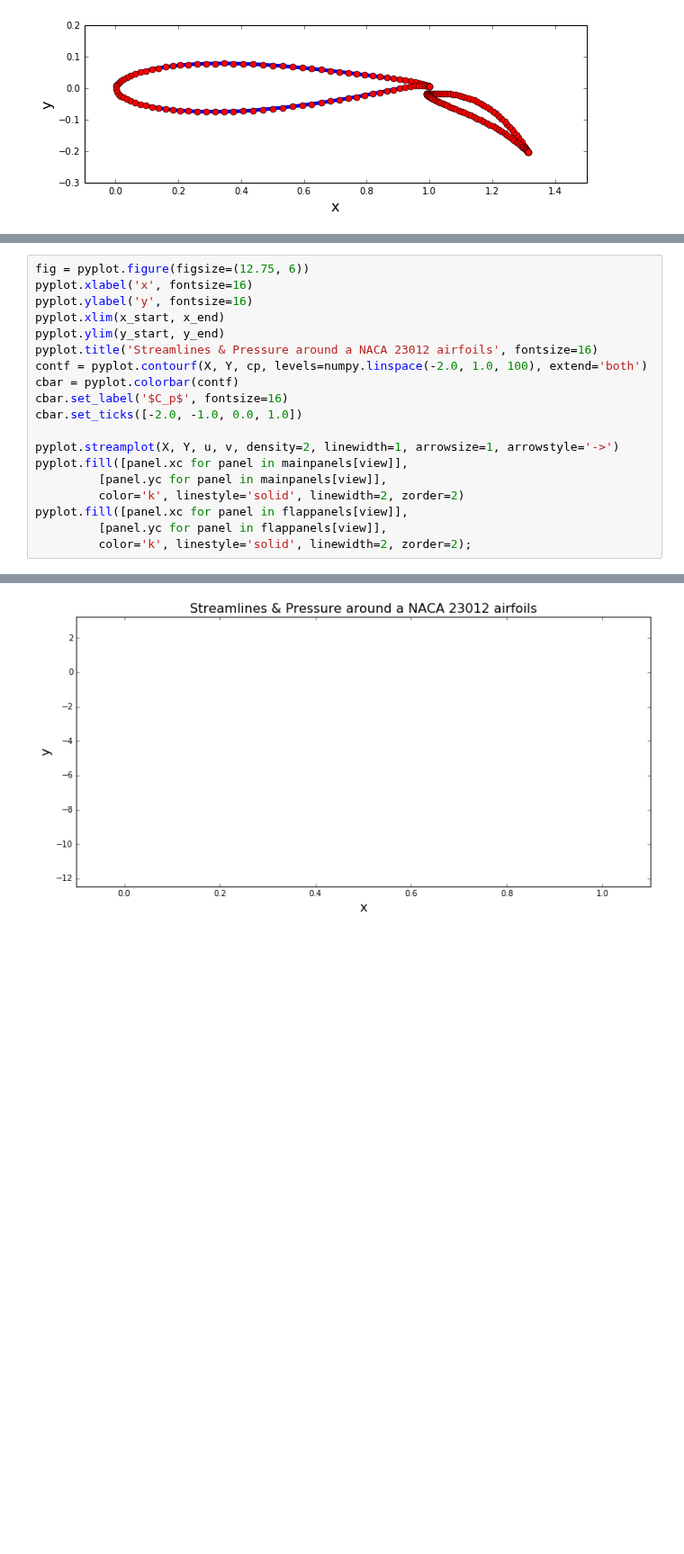
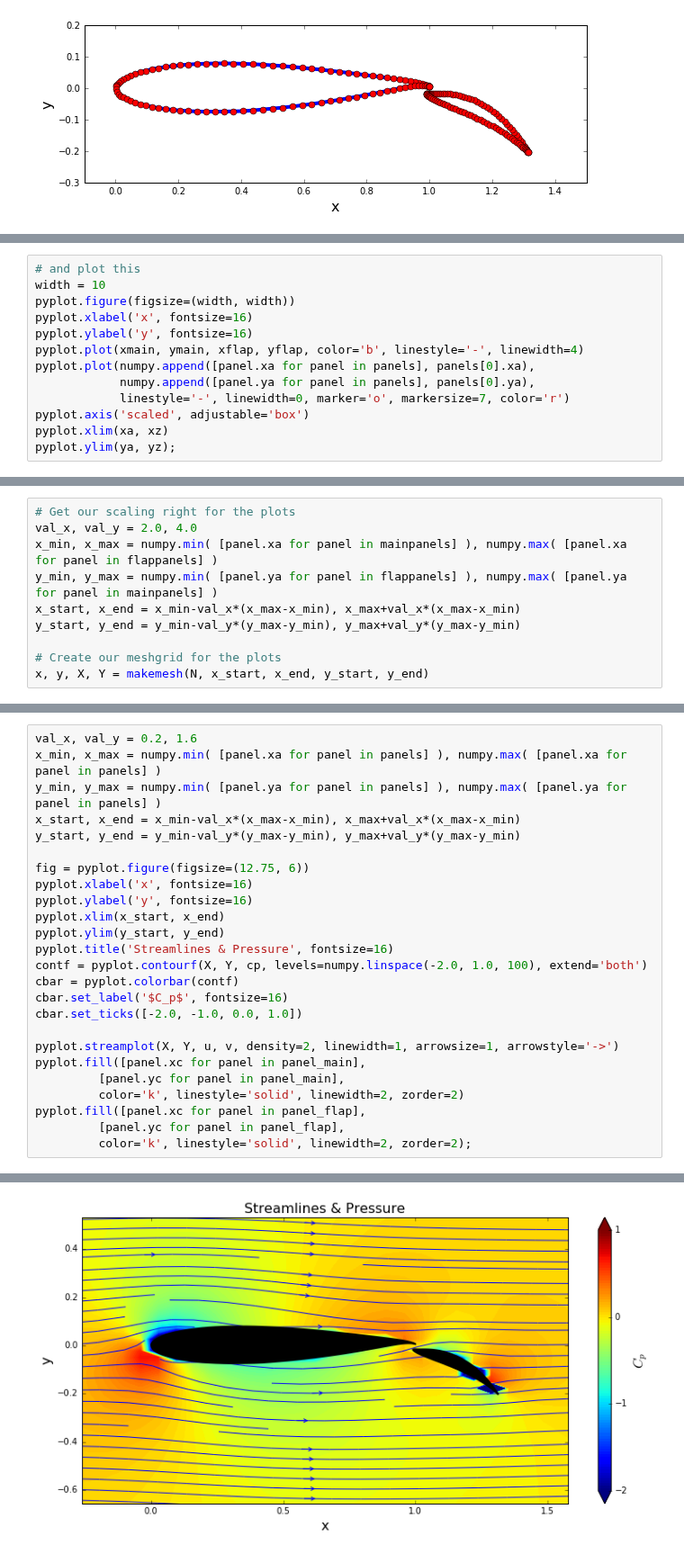
Before and after one commit to lpgleaves/mae6226-workspace, a Jupyter notebook: assignment-03.ipynb, the cells around one changed output, grey strips where cells are left out. Shown at 90% size. Saved outputs shown, nothing was run; the diff lists cells and outputs as text; blank space fills up the shorter version.

```diff
--- a/assignment-03.ipynb
+++ b/assignment-03.ipynb
@@ -76,0 +77,13 @@ len(panels)
+# %%
+# and plot this
+width = 10
+pyplot.figure(figsize=(width, width))
+pyplot.xlabel('x', fontsize=16)
+pyplot.ylabel('y', fontsize=16)
+pyplot.plot(xmain, ymain, xflap, yflap, color='b', linestyle='-', linewidth=4)
+pyplot.plot(numpy.append([panel.xa for panel in panels], panels[0].xa),
+            numpy.append([panel.ya for panel in panels], panels[0].ya),
+            linestyle='-', linewidth=0, marker='o', markersize=7, color='r')
+pyplot.axis('scaled', adjustable='box')
+pyplot.xlim(xa, xz)
+pyplot.ylim(ya, yz);
@@ -76,0 +92,10 @@ len(panels)
+# %%
+# Get our scaling right for the plots
+val_x, val_y = 2.0, 4.0
+x_min, x_max = numpy.min( [panel.xa for panel in mainpanels] ), numpy.max( [panel.xa for panel in flappanels] )
+y_min, y_max = numpy.min( [panel.ya for panel in flappanels] ), numpy.max( [panel.ya for panel in mainpanels] )
+x_start, x_end = x_min-val_x*(x_max-x_min), x_max+val_x*(x_max-x_min)
+y_start, y_end = y_min-val_y*(y_max-y_min), y_max+val_y*(y_max-y_min)
+
+# Create our meshgrid for the plots
+x, y, X, Y = makemesh(N, x_start, x_end, y_start, y_end)
@@ -144,20 +193,26 @@ pyplot.title('Number of panels for flap airfoil: %d' % N);
 # %%
+val_x, val_y = 0.2, 1.6
+x_min, x_max = numpy.min( [panel.xa for panel in panels] ), numpy.max( [panel.xa for panel in panels] )
+y_min, y_max = numpy.min( [panel.ya for panel in panels] ), numpy.max( [panel.ya for panel in panels] )
+x_start, x_end = x_min-val_x*(x_max-x_min), x_max+val_x*(x_max-x_min)
+y_start, y_end = y_min-val_y*(y_max-y_min), y_max+val_y*(y_max-y_min)
+
 fig = pyplot.figure(figsize=(12.75, 6))
 pyplot.xlabel('x', fontsize=16)
 pyplot.ylabel('y', fontsize=16)
 pyplot.xlim(x_start, x_end)
 pyplot.ylim(y_start, y_end)
-pyplot.title('Streamlines & Pressure around a NACA 23012 airfoils', fontsize=16)
+pyplot.title('Streamlines & Pressure', fontsize=16)
 contf = pyplot.contourf(X, Y, cp, levels=numpy.linspace(-2.0, 1.0, 100), extend='both')
 cbar = pyplot.colorbar(contf)
 cbar.set_label('$C_p$', fontsize=16)
 cbar.set_ticks([-2.0, -1.0, 0.0, 1.0])
 
 pyplot.streamplot(X, Y, u, v, density=2, linewidth=1, arrowsize=1, arrowstyle='->')
-pyplot.fill([panel.xc for panel in mainpanels[view]],
-         [panel.yc for panel in mainpanels[view]],
+pyplot.fill([panel.xc for panel in panel_main],
+         [panel.yc for panel in panel_main],
          color='k', linestyle='solid', linewidth=2, zorder=2)
-pyplot.fill([panel.xc for panel in flappanels[view]],
-         [panel.yc for panel in flappanels[view]],
+pyplot.fill([panel.xc for panel in panel_flap],
+         [panel.yc for panel in panel_flap],
          color='k', linestyle='solid', linewidth=2, zorder=2);
 # %% [output]
@@ -165 +219 @@ NameError: name 'cp' is not defined
-[figure, old version]
+[figure, new version]
```
Also changed, not shown: parts of 13 cells of this notebook, 1 other file.
